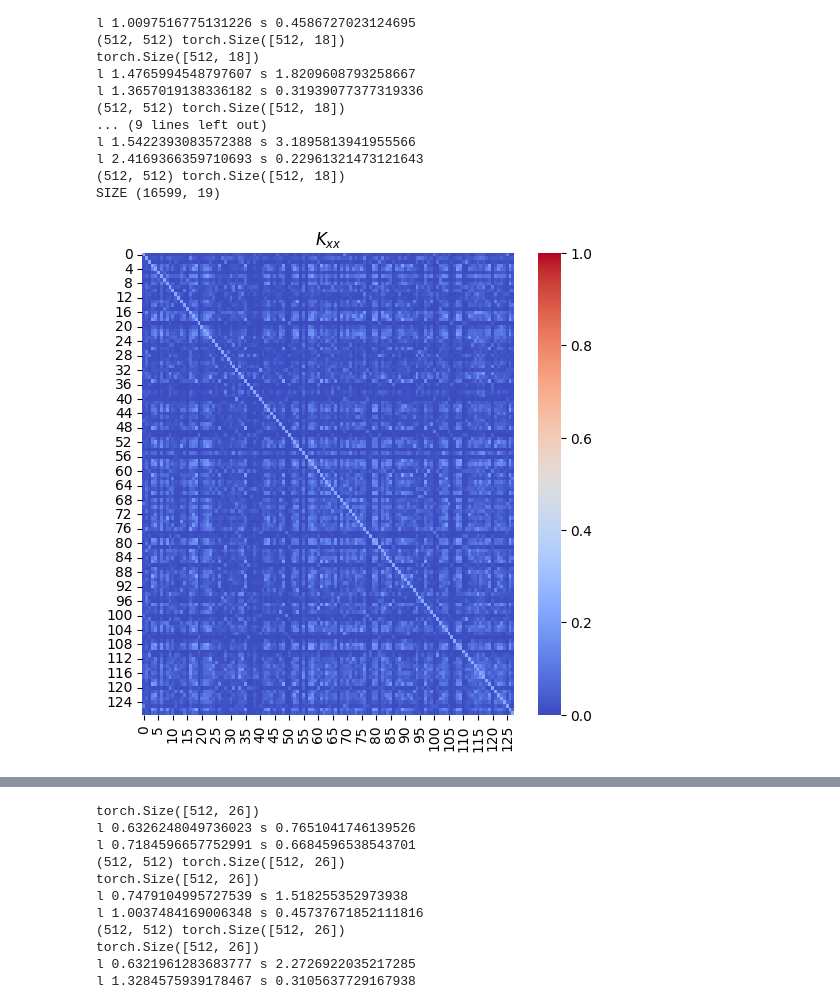
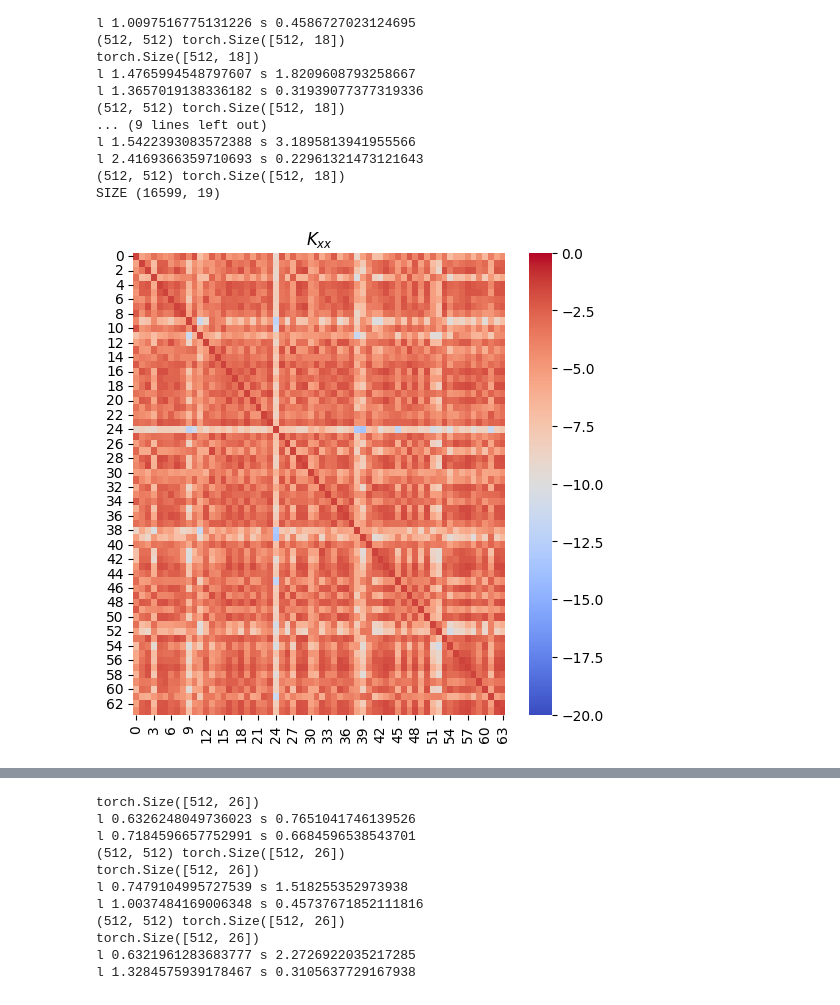
Before and after one commit to danehuang/softki, a Jupyter notebook: analysis/visualize.ipynb, the cells around one changed output, grey strips where cells are left out. Cells and saved outputs as stored; diff of their text form; code cells hidden in the pictures.

```diff
--- a/analysis/visualize.ipynb
+++ b/analysis/visualize.ipynb
@@ -186,7 +186,7 @@ train_dataset, val_dataset, test_dataset = split_dataset(
     val_frac=0.0
 )
 test_features, test_labels = flatten_dataset(test_dataset)
-xs = test_features[0:128,:]
+xs = test_features[0:64,:]
 
 norms = []
 with torch.no_grad():
@@ -216,10 +216,10 @@ SIZE (16599, 19)
 # %%
 fig, axes = plt.subplots(1, 1, figsize=(6, 6))
 axes.set_title(r"$K_{xx}$")
-heatmap(K_xx, ax=axes, cmap='coolwarm', cbar=True, vmin=0.0, vmax=1)
-plt.savefig("elevators_kxx.png")
+heatmap(np.log(K_xx+1e-12), ax=axes, cmap='coolwarm', cbar=True, vmin=-20, vmax=0)
+plt.savefig("compare/elevators_kxx.png", bbox_inches='tight')
 # %% [output]
-[figure, old version]
+[figure, new version]
 # %%
 print(norms)
 fig, axes = plt.subplots(1, 1, figsize=(6, 6))
```
Also changed, not shown: parts of 7 cells of this notebook, 1 other file.
